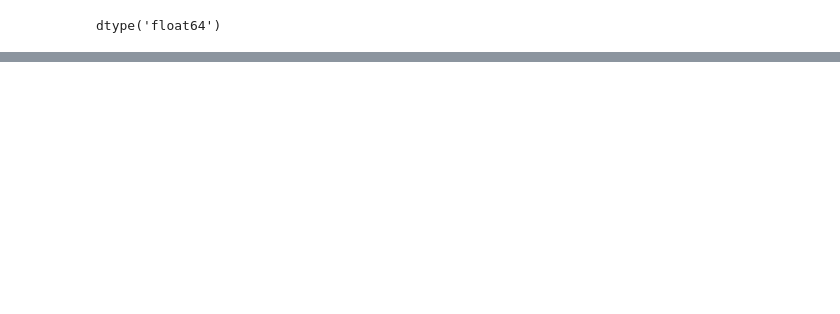
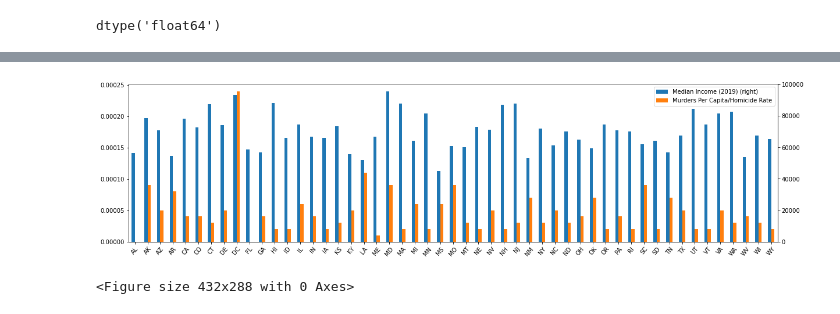
Before and after one commit to akarpie96/CrimeStats, a Jupyter notebook: State_Median_income.ipynb, the cells around one changed output, grey strips where cells are left out. Saved outputs shown, nothing was run; the diff lists cells and outputs as text; code cells hidden in the pictures; blank space fills up the shorter version.

```diff
--- a/State_Median_income.ipynb
+++ b/State_Median_income.ipynb
@@ -84,0 +82,3 @@ plt.savefig("Image Output/MedianIncome_Regression.png")
+# %%
+unemp_clean_df = pd.merge(pop_2019_df, clean_bar_df, on="State", how="left")
+unemp_clean_df.head()
@@ -84,0 +92,12 @@ plt.savefig("Image Output/MedianIncome_Regression.png")
+# %%
+abbrev_list = ['AL','AK','AZ','AR','CA','CO','CT','DE','DC','FL','GA','HI',
+              'ID','IL','IN','IA','KS','KY','LA','ME','MD','MA','MI',
+              'MN','MS','MO','MT','NE','NV','NH','NJ','NM','NY','NC','ND',
+              'OH','OK','OR','PA','RI','SC','SD','TN','TX','UT','VT',
+              'VA','WA','WV','WI','WY']
+
+Mincome_df = unemp_clean_df
+Mincome_df['Abbreviations'] = abbrev_list
+new_Mincome_df= Mincome_df[['Abbreviations','Median Income (2019)','Murders Per Capita/Homicide Rate']]
+#unemploy_multibar_df['unemployment_rate'] = (unemploy_multibar_df['unemployment_rate']/100).map('{:.1%}'.format)
+new_Mincome_df.head()
@@ -84,0 +111,13 @@ plt.savefig("Image Output/MedianIncome_Regression.png")
+# %%
+multi_plot = new_Mincome_df.plot(kind="bar", secondary_y = ['Median Income (2019)'], figsize=(20,5))
+
+# PandasPlot.set_xticklabels() can be used to set the tick labels as well
+multi_plot.set_xticklabels(Mincome_df['Abbreviations'], rotation=50)
+#plt.yaxis.set_major_formatter(ticker.PercentFormatter(xmax)
+
+plt.show()
+plt.tight_layout()
+plt.savefig("Image Output/MedianIncome_bar.png")
+# %% [output]
+[figure, added]
+<Figure size 432x288 with 0 Axes>
```
Also changed, not shown: parts of 7 cells of this notebook, 3 other files.
